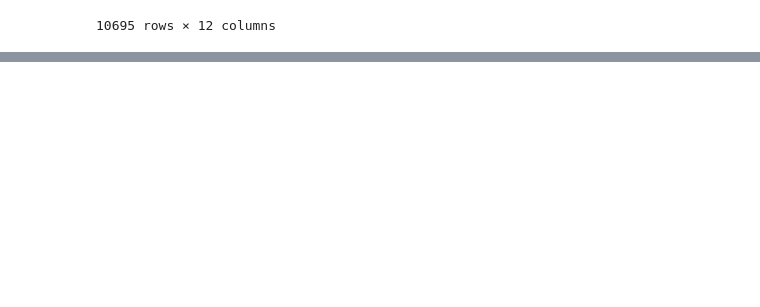
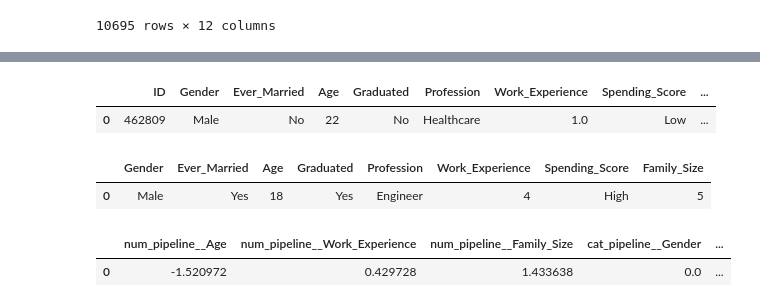
Before and after one commit to Abhikkumar619/Customer_segmentation_project, a Jupyter notebook: research/Experiment.ipynb, the cells around one changed output, grey strips where cells are left out. Cells and saved outputs as stored; diff of their text form; code cells hidden in the pictures; blank space fills up the shorter version.

```diff
--- a/research/Experiment.ipynb
+++ b/research/Experiment.ipynb
@@ -25,3 +25,6 @@ pd.DataFrame(list(collection.find()))
 | 10693 | 66791581c69a0820ea7cc775 | 467961 | Male | Yes | 47 | Yes | Executive | 1.0 | ... |
 | 10694 | 66791581c69a0820ea7cc776 | 467968 | Female | No | 43 | Yes | Healthcare | 9.0 | ... |
 10695 rows × 12 columns
+# %%
+import pandas as pd
+data=pd.read_csv("artifacts/data_ingestion/customer_seg.csv")
@@ -27,0 +184,10 @@ pd.DataFrame(list(collection.find()))
+# %%
+data.head(1)
+# %% [output]
+|  | ID | Gender | Ever_Married | Age | Graduated | Profession | Work_Experience | Spending_Score | ... |
+| 0 | 462809 | Male | No | 22 | No | Healthcare | 1.0 | Low | ... |
+# %%
+data_df_cus
+# %% [output]
+|  | Gender | Ever_Married | Age | Graduated | Profession | Work_Experience | Spending_Score | Family_Size |
+| 0 | Male | Yes | 18 | Yes | Engineer | 4 | High | 5 |
@@ -27,0 +198,5 @@ pd.DataFrame(list(collection.find()))
+# %%
+scaled_data
+# %% [output]
+|  | num_pipeline__Age | num_pipeline__Work_Experience | num_pipeline__Family_Size | cat_pipeline__Gender | ... |
+| 0 | -1.520972 | 0.429728 | 1.433638 | 0.0 | ... |
```
Also changed, not shown: parts of 34 cells of this notebook, 7 other files.
